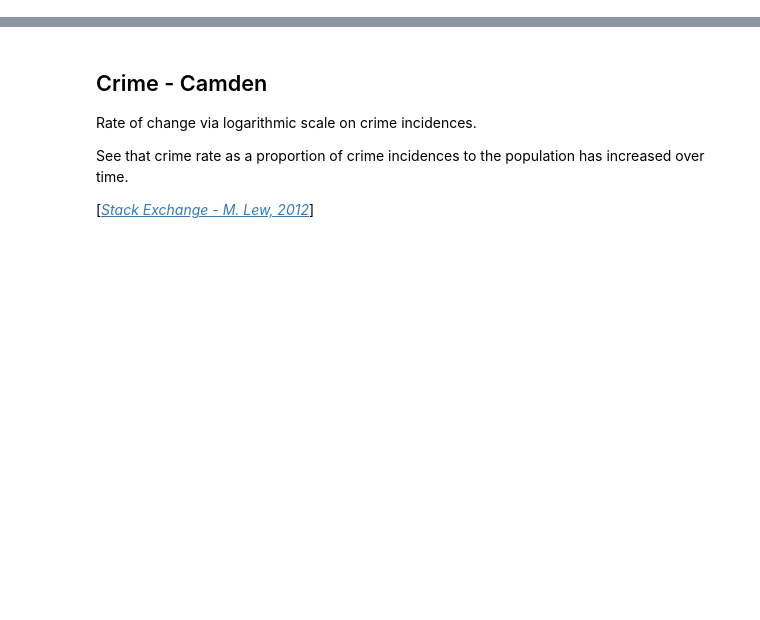
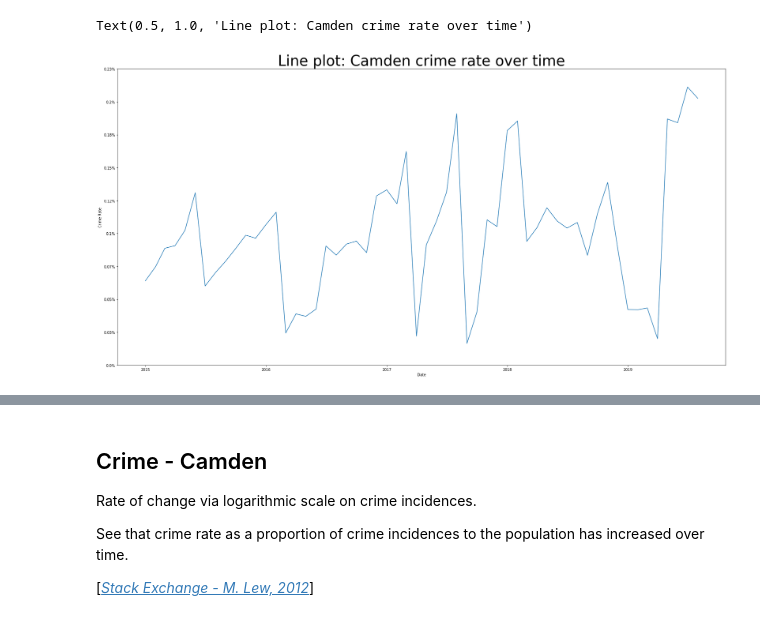
Before and after one commit to avisionh/camdencrime, a Jupyter notebook: notebooks/02_crime_category.ipynb, the cells around one changed output, grey strips where cells are left out. Saved outputs shown, nothing was run; the diff lists cells and outputs as text; code cells hidden in the pictures; blank space fills up the shorter version.

```diff
--- a/notebooks/02_crime_category.ipynb
+++ b/notebooks/02_crime_category.ipynb
@@ -20,0 +85,16 @@ df_camden = df_crime.groupby(by=["Date Year", "Date Month"]).agg(func={"Crime In
+# %%
+fig, ax = plt.subplots(figsize=FIG_SIZE)
+
+sns.lineplot(data=df_camden, x="Outcome Date", y="Crime Rate", palette='Set2')
+
+# adjust y-axis values to percentages for easier reading - https://stackoverflow.com/a/63755285/13416265
+ticks_loc = ax.get_yticks().tolist()
+ticks_loc = [round(number=x * 100, ndigits=2) for x in ticks_loc]
+ax.set_yticks(ax.get_yticks().tolist())
+ax.set_yticklabels([f"{x}%" for x in ticks_loc])
+ax.set_ylabel("Crime Rate")
+ax.set_xlabel("Date")
+ax.set_title(label="Line plot: Camden crime rate over time", fontsize=TITLE_SIZE)
+# %% [output]
+Text(0.5, 1.0, 'Line plot: Camden crime rate over time')
+[figure, added]
```
Also changed, not shown: parts of 18 cells of this notebook.
